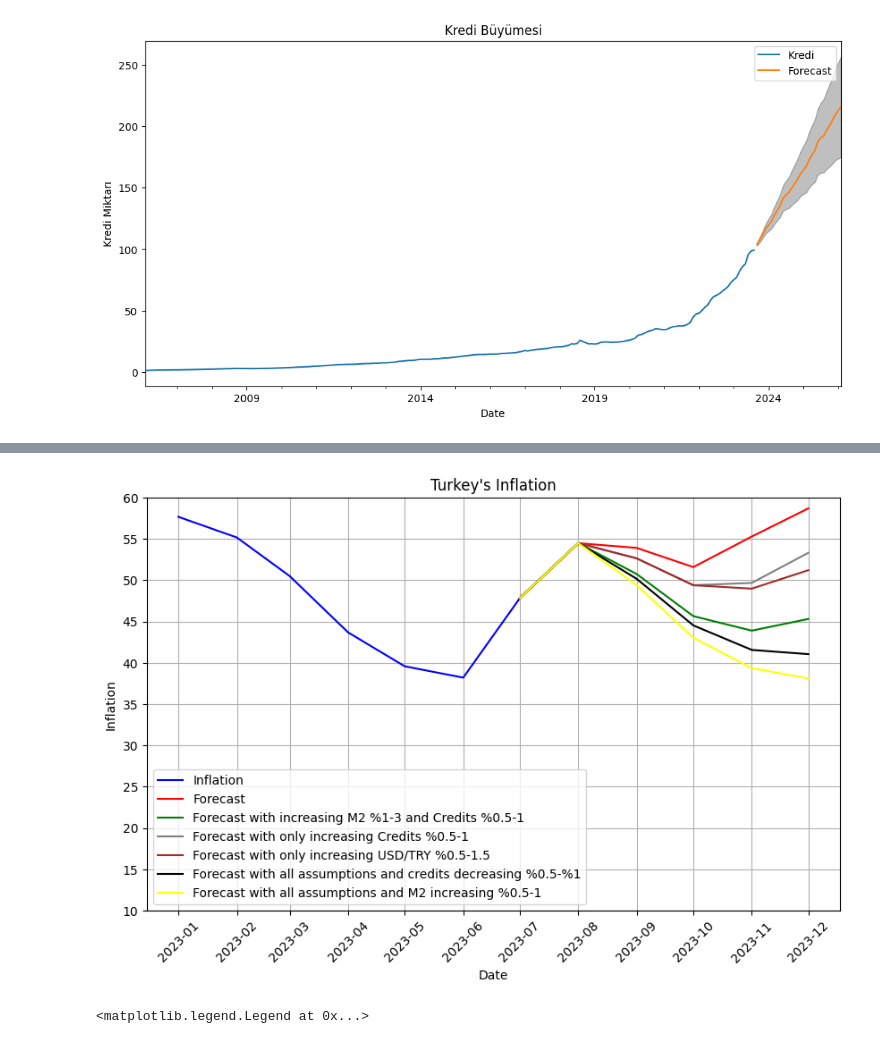
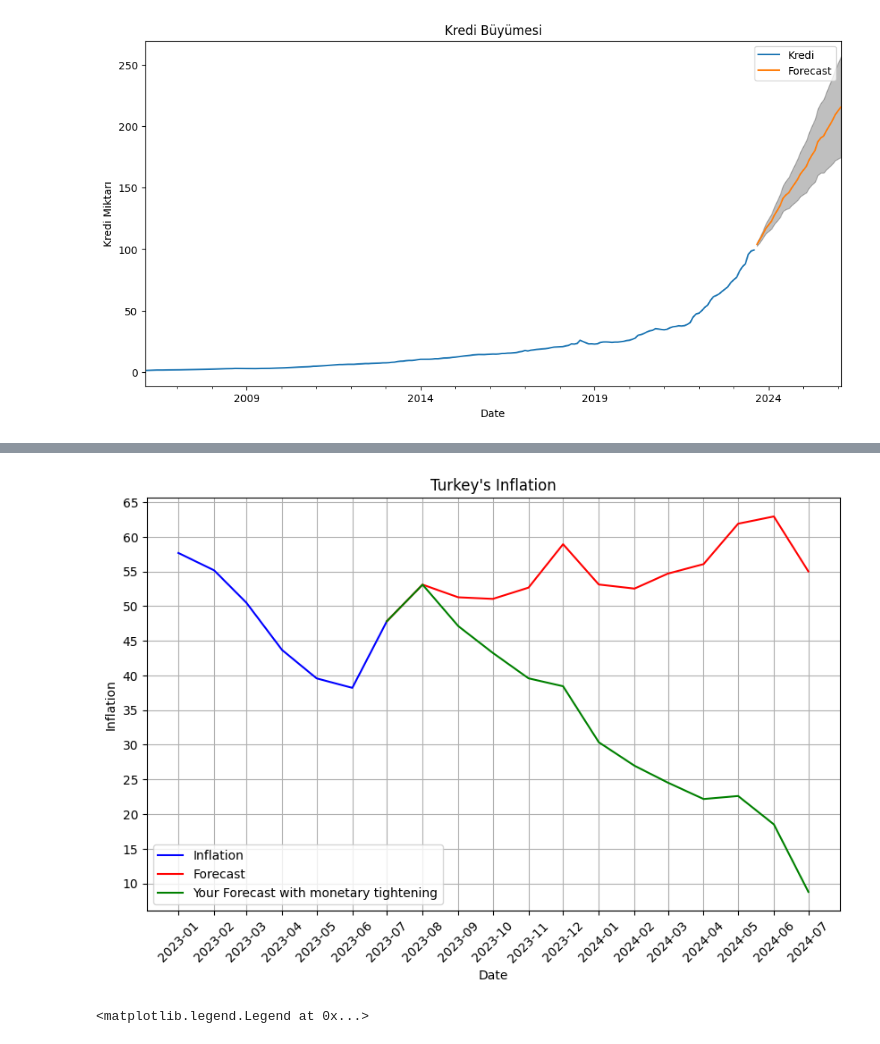
Before and after one commit to kaboya19/InflationForecast, a Jupyter notebook: InflationForecast.ipynb, the cells around one changed output, grey strips where cells are left out. Saved outputs shown, nothing was run; the diff lists cells and outputs as text; code cells hidden in the pictures.

```diff
--- a/InflationForecast.ipynb
+++ b/InflationForecast.ipynb
@@ -414,7 +354,7 @@ pfaiz
 | 2023-08-01 | 25.00 |
 211 rows × 1 columns
 # %%
-X=pd.concat([df6["Onceki USD/TL"],dfn["Para Arzi Onceki"],df14.Brent,df3.Kredi,df4["Faiz"]],axis=1)
+X=pd.concat([df6["Onceki USD/TL"],dfn["Para Arzi Onceki"],df14.Brent,df3.Kredi,pfaiz["Politika Faizi"]],axis=1)
 # %%
 y=pd.DataFrame(df["CPI"])
 y["CPI"]=y["CPI"].astype(float)
@@ -1121,29 +933,20 @@ results = model_ols.fit()
 
 res2=[]
 res3=[]
-res4=[]
-res5=[]
-res6=[]
-res7=[]
+
+
 for i in range(31):
-    res2.append(results.params["const"]+results.params["Onceki USD/TL"]*usdtahmin["USD Tahmin"][i]+results.params["Para Arzi Onceki"]*paraarzitahmin["Para Arzi Tahmin"][i]+results.params["Kredi"]*kreditahmin["Kredi Tahmin"][i]+results.params["Brent"]*brenttahmin["Brent"][i]+results.params["Faiz"]*faiztahmin[i])
-    res3.append(results.params["const"]+results.params["Onceki USD/TL"]*usdtahmin["USD Tahmin"][i]+results.params["Para Arzi Onceki"]*paraarzitahmin["Para Arzi Assumption 2"][i]+results.params["Kredi"]*kreditahmin["Kredi Tahmin Assumption 2"][i]+results.params["Brent"]*brenttahmin["Brent"][i]+results.params["Faiz"]*faiztahmin[i])
-    res4.append(results.params["const"]+results.params["Onceki USD/TL"]*usdtahmin["USD Tahmin"][i]+results.params["Para Arzi Onceki"]*paraarzitahmin["Para Arzi Tahmin"][i]+results.params["Kredi"]*kreditahmin["Kredi Tahmin Assumption 2"][i]+results.params["Brent"]*brenttahmin["Brent"][i]+results.params["Faiz"]*faiztahmin[i])
-    res5.append(results.params["const"]+results.params["Onceki USD/TL"]*usdtahmin["USD Tahmin Assumption 2"][i]+results.params["Para Arzi Onceki"]*paraarzitahmin["Para Arzi Tahmin"][i]+results.params["Kredi"]*kreditahmin["Kredi Tahmin Assumption 2"][i]+results.params["Brent"]*brenttahmin["Brent"][i]+results.params["Faiz"]*faiztahmin[i])
-    res6.append(results.params["const"]+results.params["Onceki USD/TL"]*usdtahmin["USD Tahmin Assumption 2"][i]+results.params["Para Arzi Onceki"]*paraarzitahmin["Para Arzi Assumption 2"][i]+results.params["Kredi"]*kreditahmin["Kredi Tahmin Assumption 3"][i]+results.params["Brent"]*brenttahmin["Brent"][i]+results.params["Faiz"]*faiztahmin[i])
-    res7.append(results.params["const"]+results.params["Onceki USD/TL"]*usdtahmin["USD Tahmin Assumption 2"][i]+results.params["Para Arzi Onceki"]*paraarzitahmin["Para Arzi Assumption 3"][i]+results.params["Kredi"]*kreditahmin["Kredi Tahmin Assumption 3"][i]+results.params["Brent"]*brenttahmin["Brent"][i]+results.params["Faiz"]*faiztahmin[i]
+    res2.append(results.params["const"]+results.params["Onceki USD/TL"]*usdtahmin["USD Tahmin"][i]+results.params["Para Arzi Onceki"]*paraarzitahmin["Para Arzi Tahmin"][i]+results.params["Kredi"]*kreditahmin["Kredi Tahmin"][i]+results.params["Brent"]*brenttahmin["Brent"][i]+results.params["Politika Faizi"]*faiztahmin[i])
+    res3.append(results.params["const"]+results.params["Onceki USD/TL"]*usdtahmin["USD Tahmin Assumption 2"][i]+results.params["Para Arzi Onceki"]*paraarzitahmin["Para Arzi Assumption 2"][i]+results.params["Kredi"]*kreditahmin["Kredi Tahmin Assumption 2"][i]+results.params["Brent"]*brenttahmin["Brent"][i]+results.params["Politika Faizi"]*faiztahmin[i])
 
-)
+
+
 
 
 df9=pd.DataFrame()
 dates=pd.date_range('2023-08-01','2026-03-01' , freq='1M')-pd.offsets.MonthBegin(1)
 df9["Inflation"]=res2
 df9["Assumption 2 Inflation"]=res3
-df9["Assumption 3 Inflation"]=res4
-df9["Assumption 4 Inflation"]=res5
-df9["Assumption 5 Inflation"]=res6
-df9["Assumption 6 Inflation"]=res7
 df9['TIME']=dates
 df9=df9.set_index(dates)
 del df9['TIME']
@@ -1270,41 +1023,38 @@ dfas6=dfas6.head(228)
 # %%
 dates=pd.date_range('2008-02-01','2026-02-01' , freq='1M')-pd.offsets.MonthBegin(1)
-dff.iloc[201,0]=1732
-dff.iloc[201,2]=55.3
-dff.iloc[202,0]=1791
-dff.iloc[202,2]=58.71
+
+
+
+
 
 
 # Grafik çizdirelim
 plt.figure(figsize=(10, 6))
 plt.plot(dff.iloc[191:198]["yillik_enflasyon_orani"], label='Inflation', color='blue')
-plt.plot(dff.iloc[197:203]["yillik_enflasyon_orani"],label='Forecast', color='red')
+plt.plot(dff.iloc[197:210]["yillik_enflasyon_orani"],label='Forecast', color='red')
 
 
-plt.plot(dfas2.iloc[197:203]["yillik_enflasyon_orani"],label='Forecast with increasing M2 %1-3 and Credits %0.5-1', color='green')
-plt.plot(dfas3.iloc[197:203]["yillik_enflasyon_orani"],label='Forecast with only increasing Credits %0.5-1', color='gray')
-plt.plot(dfas4.iloc[197:203]["yillik_enflasyon_orani"],label='Forecast with only increasing USD/TRY %0.5-1.5', color='brown')
-plt.plot(dfas5.iloc[197:203]["yillik_enflasyon_orani"],label='Forecast with all assumptions and credits decreasing %0.5-%1', color='black')
-plt.plot(dfas6.iloc[197:203]["yillik_enflasyon_orani"],label='Forecast with all assumptions and M2 increasing %0.5-1', color='yellow')
+plt.plot(dfas2.iloc[197:210]["yillik_enflasyon_orani"],label='Your Forecast with monetary tightening', color='green')
+
 
 plt.xlabel('Date')
 plt.ylabel('Inflation')
-plt.xticks(dff.iloc[191:203].index, dff.iloc[191:203].index.strftime('%Y-%m'), rotation=45)
-y_max = int(max(dff["yillik_enflasyon_orani"].iloc[191:203]))
+plt.xticks(dff.iloc[191:210].index, dff.iloc[191:210].index.strftime('%Y-%m'), rotation=45)
+y_max = int(max(dff["yillik_enflasyon_orani"].iloc[191:210]))
 y_min = 10
 y_interval = 0.5
 y_ticks = [y_min]
 while y_ticks[-1] < y_max:
     y_ticks.append(y_ticks[-1] + 5)
 
 # Y ekseni etiketlerini ayarlama
 plt.yticks(y_ticks)
 plt.title("Turkey's Inflation")
 plt.legend()
 plt.grid(True)
 plt.show()
 # %% [output]
-[figure, old version]
+[figure, new version]
 # %%
 res6=[]
 for i in range(-211,0):
```
Also changed, not shown: parts of 31 cells of this notebook.
